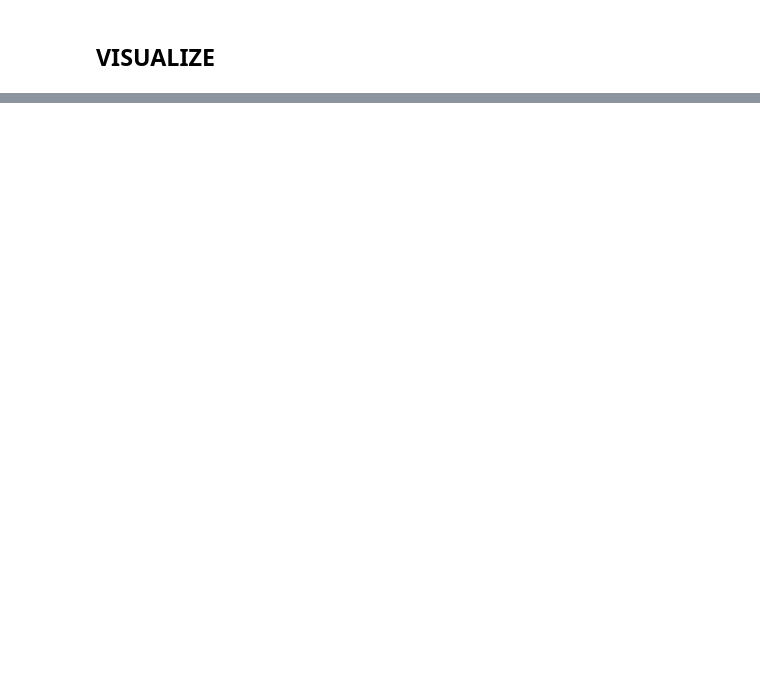
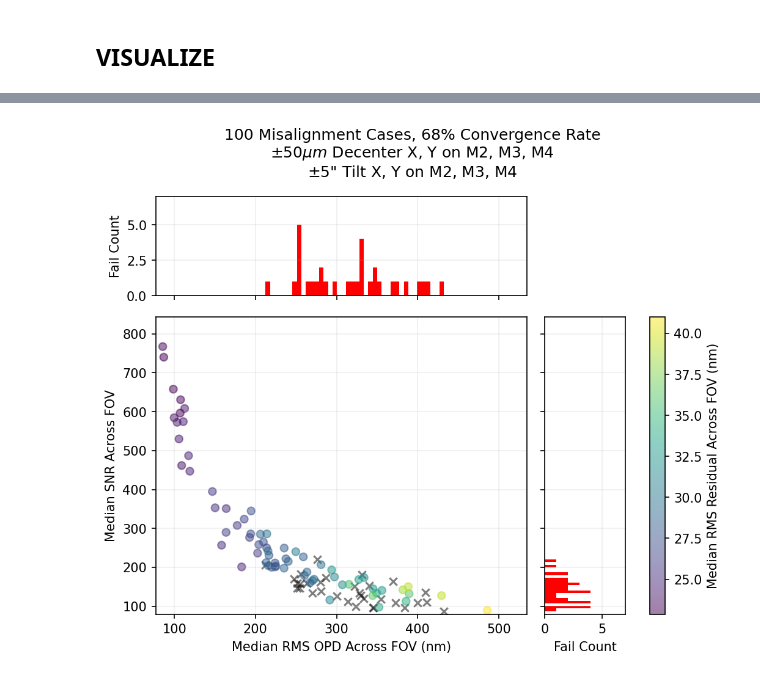
Before and after one commit to zhangderby/ffpr, a Jupyter notebook: mc_ffpr_default.ipynb, the cells around one changed output, grey strips where cells are left out. Cells and saved outputs as stored; diff of their text form; code cells hidden in the pictures; blank space fills up the shorter version.

```diff
--- a/mc_ffpr_default.ipynb
+++ b/mc_ffpr_default.ipynb
@@ -380,0 +491,88 @@ for i, case in enumerate(data):
+# %%
+fig, axs = plt.subplot_mosaic([['histx', 'poop'],
+                               ['scatter', 'histy']],
+                               figsize=(7, 6),
+                               height_ratios=[1, 3],
+                               width_ratios=[3, 1],
+                               layout='tight',
+                               dpi=150)
+
+count = 0
+fails_x = []
+fails_y = []
+fails_c = []
+xs = []
+ys = []
+cs = []
+
+for x, y, c in zip(median_rms_truth, median_snr, median_rms_residual):
+    if c < 62.5:
+        xs.append(float(x))
+        ys.append(float(y))
+        cs.append(float(c))
+    else:
+        fails_x.append(float(x))
+        fails_y.append(float(y))
+        fails_c.append(float(c))
+
+xs = _np.array(xs)
+ys = _np.array(ys)
+cs = _np.array(cs)
+fails_x = _np.array(fails_x)
+fails_y = _np.array(fails_y)
+fails_c = _np.array(fails_c)
+
+
+xmin = _np.array([xs.min(), fails_x.min()]).min()
+xmax = _np.array([xs.max(), fails_x.max()]).max()
+
+ymin = _np.array([ys.min(), fails_y.min()]).min()
+ymax = _np.array([ys.max(), fails_y.max()]).max()
+
+cmin = cs.min()
+cmax = cs.max()
+
+# for x, y, c in zip(median_rms_truth, median_snr, median_rms_residual):
+#     if c < 50:
+#         count += 1
+#         s = axs['scatter'].scatter(x.get(), y.get(), c=c.get(), alpha=0.5,)
+#         s.set_clim([20, 50])
+#         # plt.colorbar(s)
+#     else:
+#         fails_x.append(x)
+#         fails_y.append(y)
+
+axs['poop'].set_axis_off()
+
+ax = axs['scatter']
+ax.scatter(fails_x, fails_y, c='k', alpha=0.5, marker='x')
+s = ax.scatter(xs, ys, c=cs, alpha=0.5)
+s.set_clim([cmin, cmax])
+ax.set_xlabel('Median RMS OPD Across FOV (nm)')
+ax.set_ylabel('Median SNR Across FOV')
+ax.set_xlim([xmin * 0.9, xmax * 1.1])
+ax.set_ylim([ymin * 0.9, ymax * 1.1])
+ax.grid(which='both', alpha=0.2)
+
+plt.colorbar(s, ax=axs['histy'], pad=0.2, label='Median RMS Residual Across FOV (nm)')
+
+
+ax = axs['histx']
+ax.hist(np.array(fails_x).get(), bins=40, color='r')
+ax.tick_params(axis='x', labelbottom=False)
+ax.set_ylabel('Fail Count')
+ax.set_xlim([xmin * 0.9, xmax * 1.1])
+ax.set_ylim([0, 7])
+ax.grid(which='both', alpha=0.2)
+
+ax = axs['histy']
+ax.hist(np.array(fails_y).get(), bins=20, color='r', orientation='horizontal')
+ax.tick_params(axis='y', labelleft=False)
+ax.set_xlabel('Fail Count')
+ax.set_ylim([ymin * 0.9, ymax * 1.1])
+ax.set_xlim([0, 7])
+ax.grid(which='both', alpha=0.2)
+
+
+fig.suptitle(f'{len(data):02.0f} Misalignment Cases, {len(cs) / len(data) * 100:02.0f}% Convergence Rate\n$\pm50\mu m$ Decenter X, Y on M2, M3, M4\n$\pm5$" Tilt X, Y on M2, M3, M4')
+# %% [output]
@@ -380,0 +580 @@ for i, case in enumerate(data):
+[figure, added]
```
Also changed, not shown: parts of 13 cells of this notebook, 2 other files.
